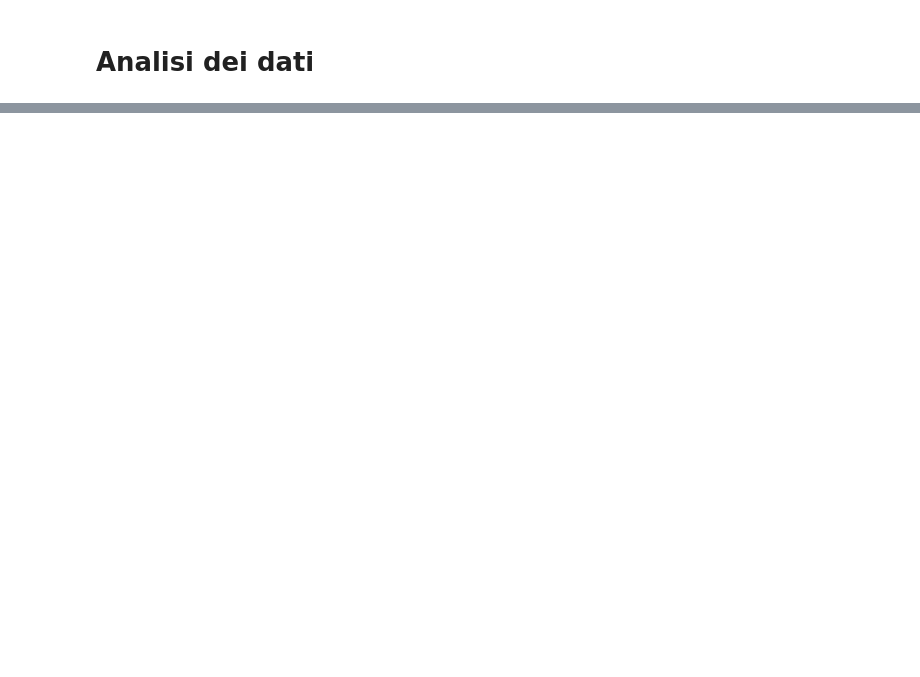
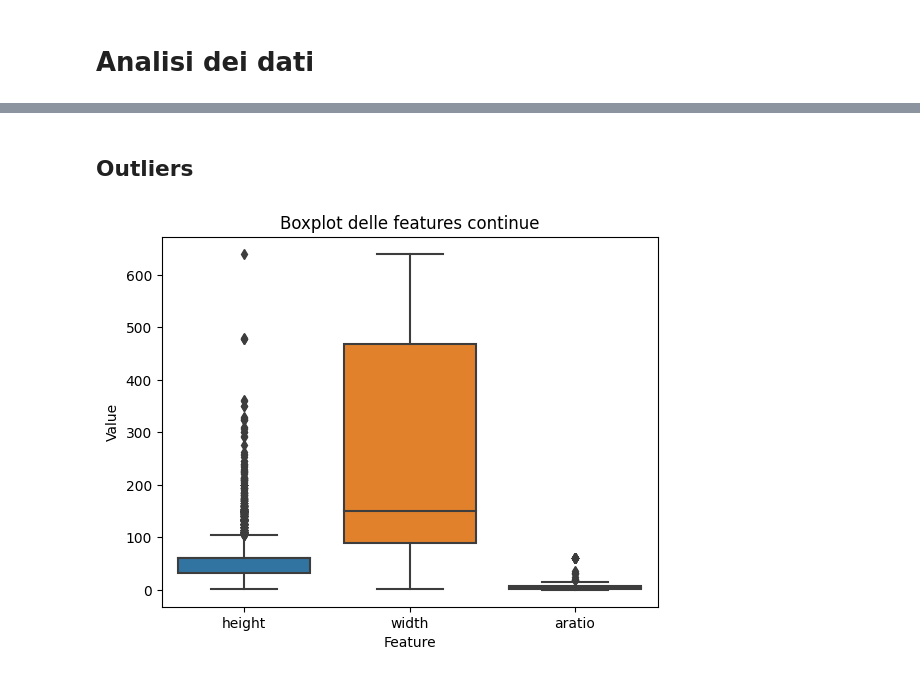
Before and after one commit to wredan/fad-project, a Jupyter notebook: notebook.ipynb, the cells around one changed output, grey strips where cells are left out. Saved outputs shown, nothing was run; the diff lists cells and outputs as text; code cells hidden in the pictures; blank space fills up the shorter version.

```diff
--- a/notebook.ipynb
+++ b/notebook.ipynb
@@ -240,0 +293,10 @@ plt.show()
+# %% [markdown]
+## Outliers <a id="outliers"></a>
+# %%
+sns.boxplot(data=df.iloc[:, :3])
+plt.xlabel('Feature')
+plt.ylabel('Value')
+plt.title('Boxplot delle features continue')
+plt.show()
+# %% [output]
+[figure, added]
```
Also changed, not shown: parts of 25 cells of this notebook.
